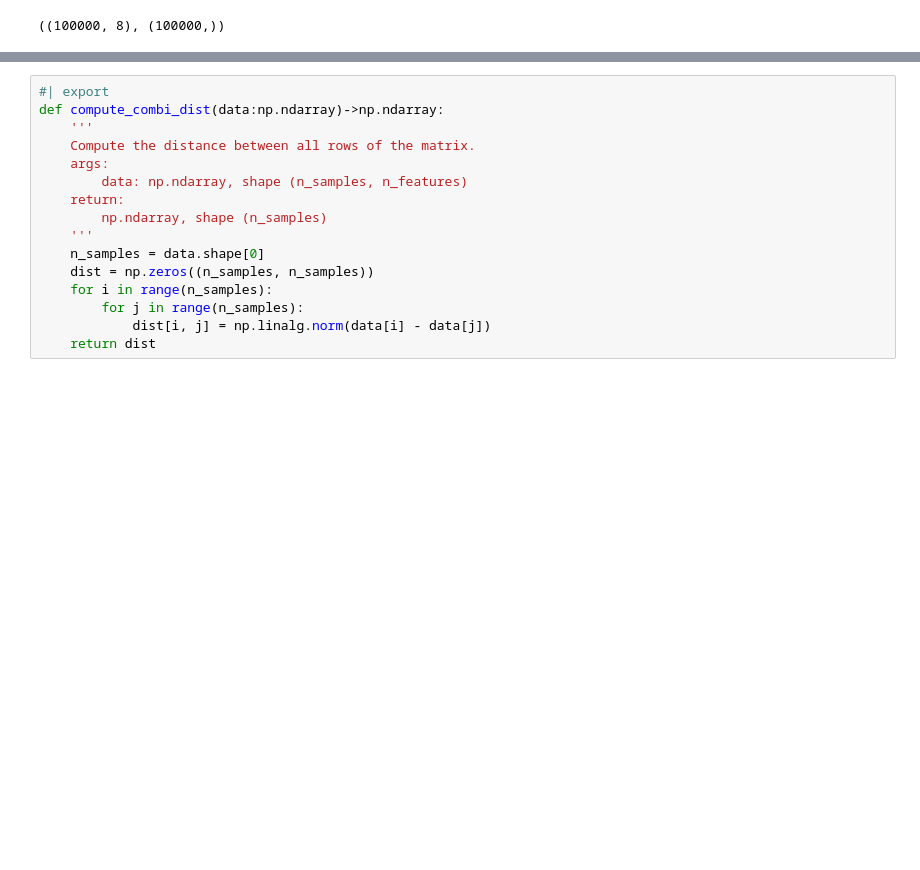
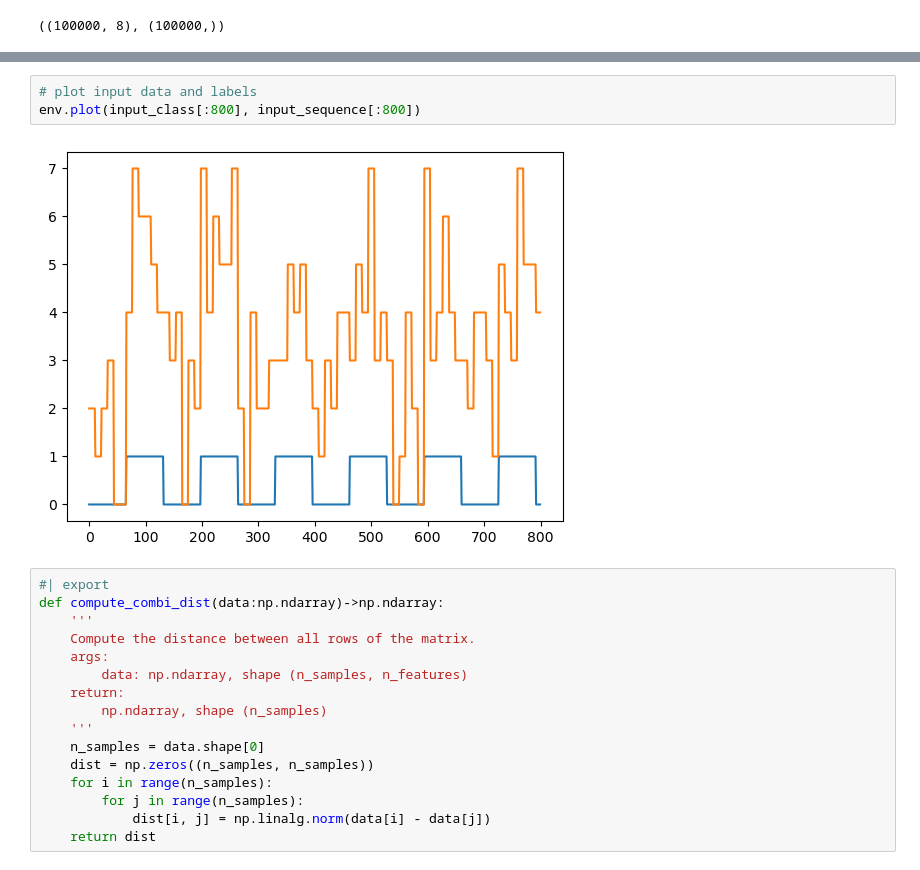
Before and after one commit to Loccret/SyncMap-Draft, a Jupyter notebook: nbs/99_utility.ipynb, the cells around one changed output, grey strips where cells are left out. Saved outputs shown, nothing was run; the diff lists cells and outputs as text; blank space fills up the shorter version.

```diff
--- a/nbs/99_utility.ipynb
+++ b/nbs/99_utility.ipynb
@@ -213,3 +219,8 @@ input_sequence.shape, input_class.shape
+# %%
+# plot input data and labels
+env.plot(input_class[:800], input_sequence[:800])
+# %% [output]
+[figure, added]
 # %%
 #| export
 def compute_combi_dist(data:np.ndarray)->np.ndarray:
```
Also changed, not shown: parts of 1 cell of this notebook, 7 other files.
